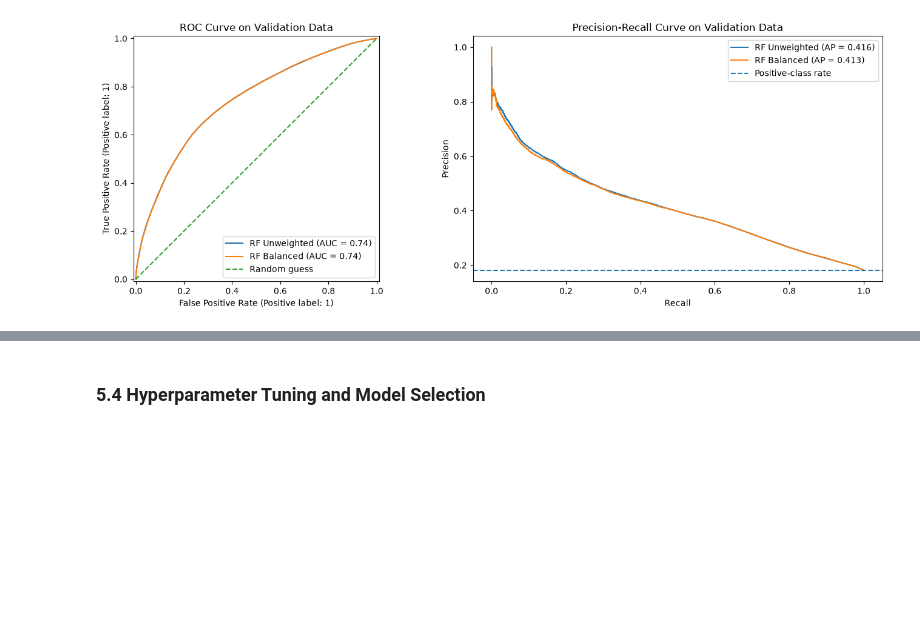
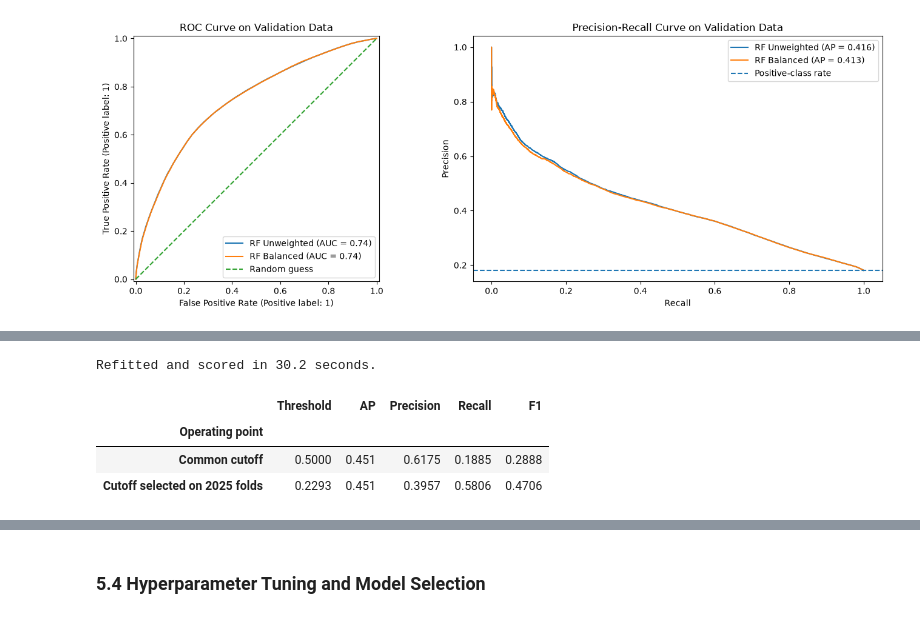
Before and after one commit to GeraintG/CIS_5450_Indigo_Data, a Jupyter notebook: indego_trips_analysis.ipynb, the cells around one changed output, grey strips where cells are left out. Saved outputs shown, nothing was run; the diff lists cells and outputs as text; code cells hidden in the pictures; blank space fills up the shorter version.

```diff
--- a/indego_trips_analysis.ipynb
+++ b/indego_trips_analysis.ipynb
@@ -1752,0 +1659,35 @@ On the 2026 Q1–Q2 validation set, Gradient Boosting achieved an average precis
+# %%
+gb_hist_model = gb_hist_pipeline(*gb_hist_best)
+gb_hist_refit_start = time.perf_counter()
+with threadpool_limits(limits=4, user_api="openmp"):
+    gb_hist_model.fit(gb_hist_train, gb_hist_y)
+    gb_hist_validation_prob = gb_hist_model.predict_proba(
+        gb_hist_checkout_features(validation_features)
+    )[:, 1]
+
+gb_hist_validation_y = y_validation.to_numpy()
+gb_hist_ap = average_precision_score(gb_hist_validation_y, gb_hist_validation_prob)
+gb_hist_rows = []
+for gb_hist_cutoff_name, gb_hist_cutoff in [
+    ("Common cutoff", 0.50), ("Cutoff selected on 2025 folds", gb_hist_threshold),
+]:
+    gb_hist_predictions = gb_hist_validation_prob >= gb_hist_cutoff
+    gb_hist_rows.append({
+        "Operating point": gb_hist_cutoff_name,
+        "Threshold": gb_hist_cutoff,
+        "AP": gb_hist_ap,
+        "Precision": precision_score(gb_hist_validation_y, gb_hist_predictions, zero_division=0),
+        "Recall": recall_score(gb_hist_validation_y, gb_hist_predictions, zero_division=0),
+        "F1": f1_score(gb_hist_validation_y, gb_hist_predictions, zero_division=0),
+    })
+
+gb_hist_validation = pd.DataFrame(gb_hist_rows).set_index("Operating point")
+gb_hist_validation_pred = gb_hist_validation_prob >= gb_hist_threshold
+print(f"Refitted and scored in {time.perf_counter() - gb_hist_refit_start:,.1f} seconds.")
+display(gb_hist_validation.round(4))
+# %% [output]
+Refitted and scored in 30.2 seconds.
+|  | Threshold | AP | Precision | Recall | F1 |
+| Operating point |  |  |  |  |  |
+| Common cutoff | 0.5000 | 0.451 | 0.6175 | 0.1885 | 0.2888 |
+| Cutoff selected on 2025 folds | 0.2293 | 0.451 | 0.3957 | 0.5806 | 0.4706 |
```
Also changed, not shown: parts of 19 cells of this notebook.
